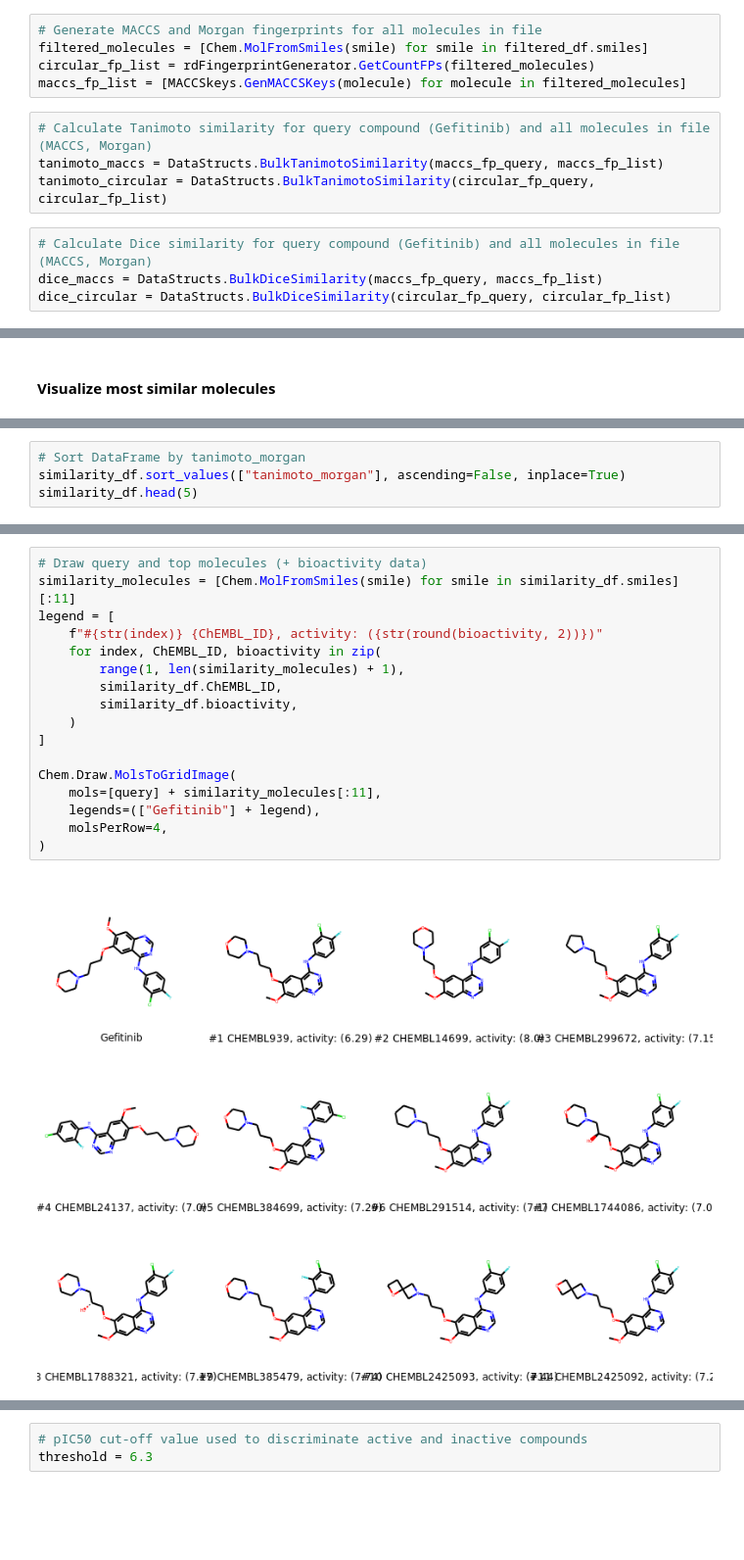
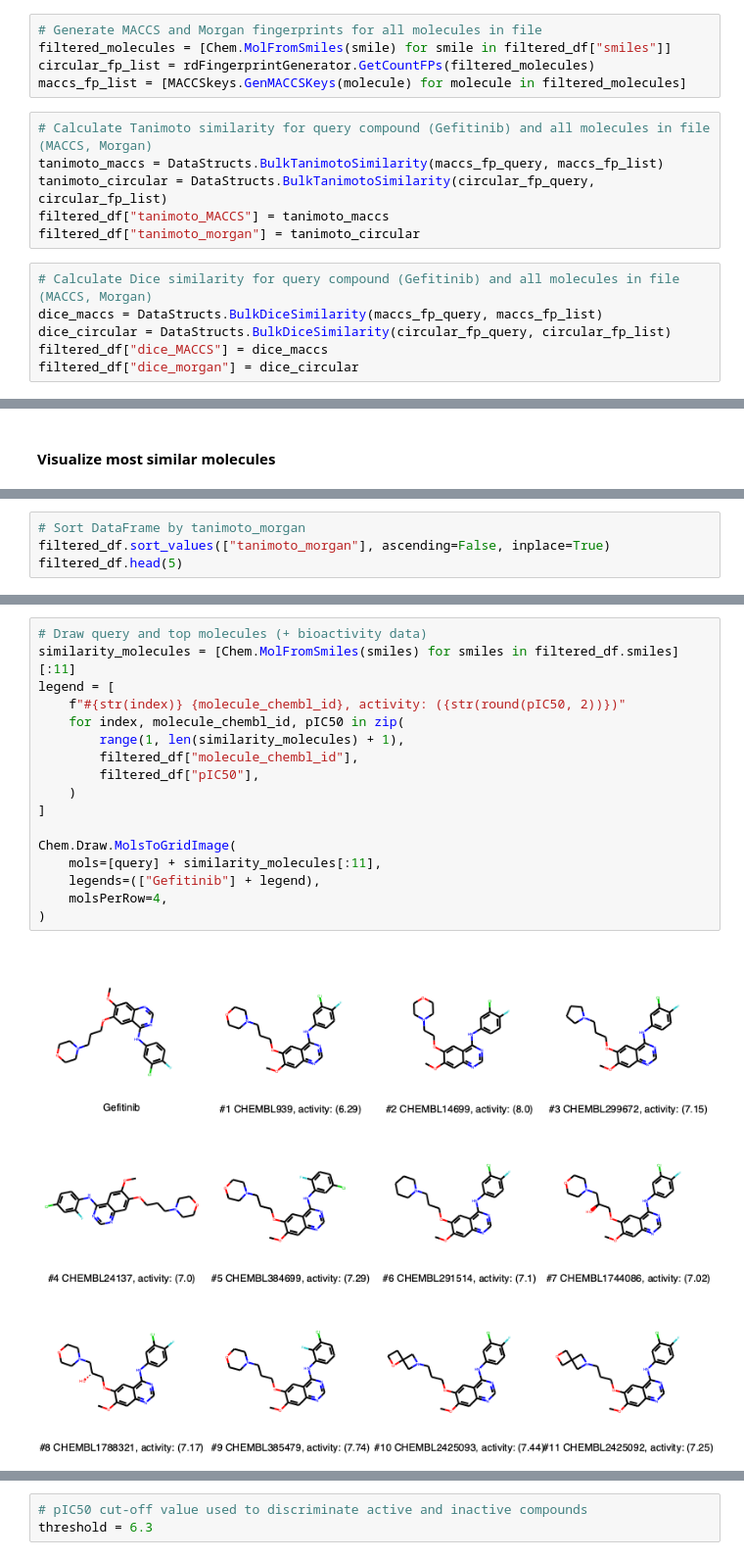
Before and after one commit to volkamerlab/teachopencadd, a Jupyter notebook: teachopencadd/talktorials/004_compound_similarity/talktorial.ipynb, the cells around one changed output, grey strips where cells are left out. Shown: that part at 98% size. Saved outputs shown, nothing was run; the diff lists cells and outputs as text; blank space fills up the shorter version.

```diff
--- a/teachopencadd/talktorials/004_compound_similarity/talktorial.ipynb
+++ b/teachopencadd/talktorials/004_compound_similarity/talktorial.ipynb
@@ -558,14 +513,18 @@ maccs_fp_query = MACCSkeys.GenMACCSKeys(query)
 circular_fp_query = rdFingerprintGenerator.GetCountFPs([query])[0]
 # %%
 # Generate MACCS and Morgan fingerprints for all molecules in file
-filtered_molecules = [Chem.MolFromSmiles(smile) for smile in filtered_df.smiles]
+filtered_molecules = [Chem.MolFromSmiles(smile) for smile in filtered_df["smiles"]]
 circular_fp_list = rdFingerprintGenerator.GetCountFPs(filtered_molecules)
 maccs_fp_list = [MACCSkeys.GenMACCSKeys(molecule) for molecule in filtered_molecules]
 # %%
 # Calculate Tanimoto similarity for query compound (Gefitinib) and all molecules in file (MACCS, Morgan)
 tanimoto_maccs = DataStructs.BulkTanimotoSimilarity(maccs_fp_query, maccs_fp_list)
 tanimoto_circular = DataStructs.BulkTanimotoSimilarity(circular_fp_query, circular_fp_list)
+filtered_df["tanimoto_MACCS"] = tanimoto_maccs
+filtered_df["tanimoto_morgan"] = tanimoto_circular
 # %%
 # Calculate Dice similarity for query compound (Gefitinib) and all molecules in file (MACCS, Morgan)
 dice_maccs = DataStructs.BulkDiceSimilarity(maccs_fp_query, maccs_fp_list)
 dice_circular = DataStructs.BulkDiceSimilarity(circular_fp_query, circular_fp_list)
+filtered_df["dice_MACCS"] = dice_maccs
+filtered_df["dice_morgan"] = dice_circular
@@ -641,5 +587,5 @@ We visually inspect the structure of Gefitinib in comparison to the most similar
 # %%
 # Sort DataFrame by tanimoto_morgan
-similarity_df.sort_values(["tanimoto_morgan"], ascending=False, inplace=True)
-similarity_df.head(5)
+filtered_df.sort_values(["tanimoto_morgan"], ascending=False, inplace=True)
+filtered_df.head(5)
 # %% [output]
@@ -655,22 +601,22 @@ PandasTools.AddMoleculeColumnToFrame(similarity_df, "smiles")
 # %%
 # Draw query and top molecules (+ bioactivity data)
-similarity_molecules = [Chem.MolFromSmiles(smile) for smile in similarity_df.smiles][:11]
+similarity_molecules = [Chem.MolFromSmiles(smiles) for smiles in filtered_df.smiles][:11]
 legend = [
-    f"#{str(index)} {ChEMBL_ID}, activity: ({str(round(bioactivity, 2))})"
-    for index, ChEMBL_ID, bioactivity in zip(
+    f"#{str(index)} {molecule_chembl_id}, activity: ({str(round(pIC50, 2))})"
+    for index, molecule_chembl_id, pIC50 in zip(
         range(1, len(similarity_molecules) + 1),
-        similarity_df.ChEMBL_ID,
-        similarity_df.bioactivity,
+        filtered_df["molecule_chembl_id"],
+        filtered_df["pIC50"],
     )
 ]
 
 Chem.Draw.MolsToGridImage(
     mols=[query] + similarity_molecules[:11],
     legends=(["Gefitinib"] + legend),
     molsPerRow=4,
 )
 # %% [output]
-[figure, old version]
+[figure, new version]
 # %% [markdown]
 The top ranked molecules for Gefitinib are first Gefitinib entries (rank 1 and 2) in our dataset, followed by alterations of Gefitinib, e.g. different benzole substitution patterns.
 Note: ChEMBL contains the complete structure-activity relationship analysis for Gefitinib (being a well-studied compound), therefore it is not surprising to have that many Gefitinib-like compounds in our dataset.
```
Also changed, not shown: parts of 42 cells of this notebook.
